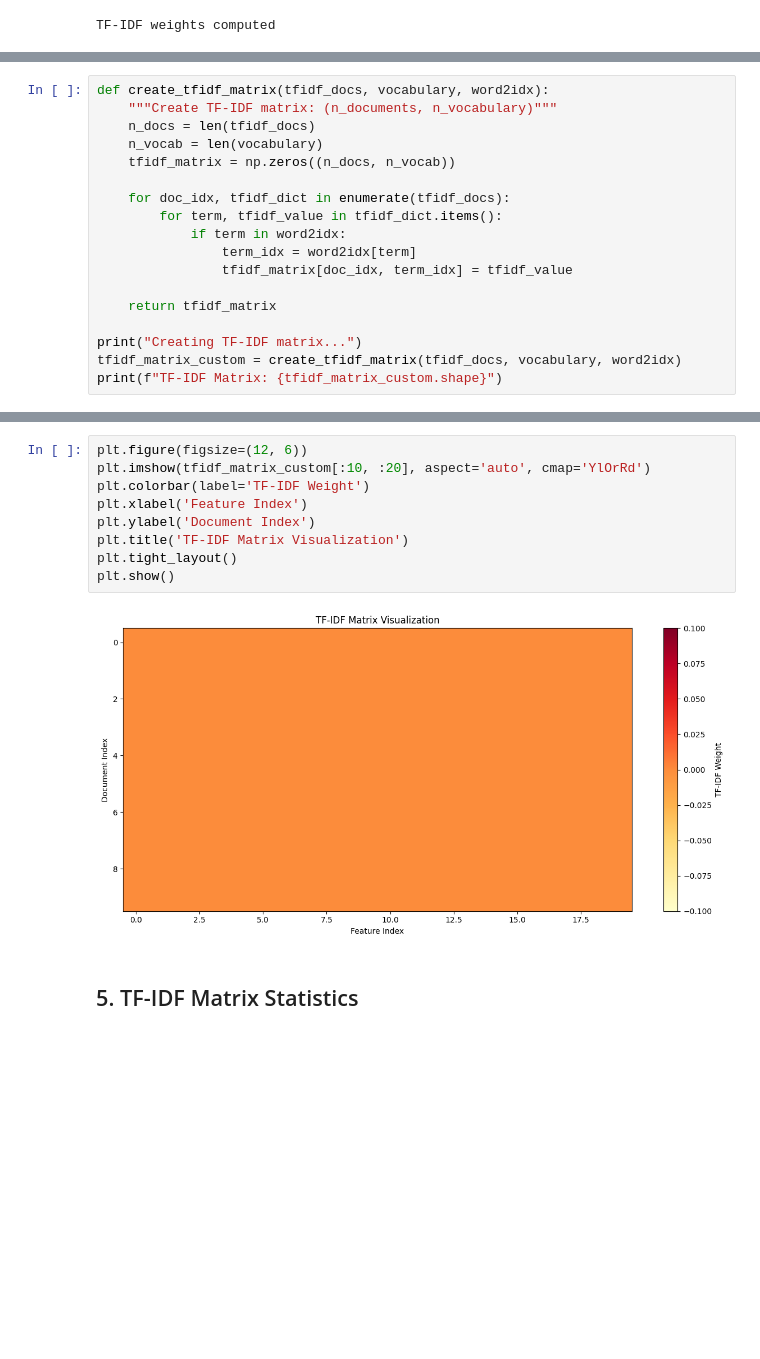
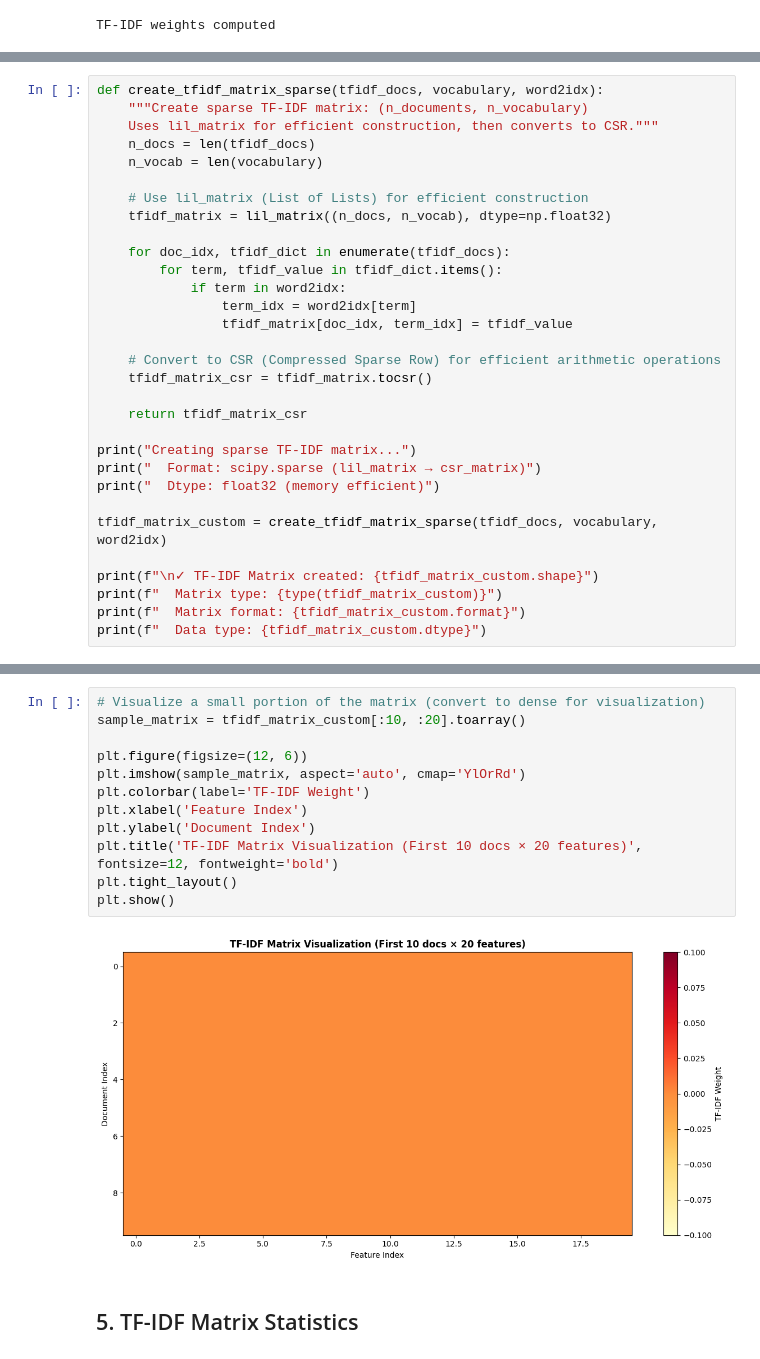
Before and after one commit to Black-and-Yellow/NLP_project, a Jupyter notebook: vectorization_and_model.ipynb, the cells around one changed output, grey strips where cells are left out. Saved outputs shown, nothing was run; the diff lists cells and outputs as text; blank space fills up the shorter version.

```diff
--- a/vectorization_and_model.ipynb
+++ b/vectorization_and_model.ipynb
@@ -200,9 +281,12 @@ Convert the TF-IDF dictionaries into a matrix representation where:
 # %%
-def create_tfidf_matrix(tfidf_docs, vocabulary, word2idx):
-    """Create TF-IDF matrix: (n_documents, n_vocabulary)"""
+def create_tfidf_matrix_sparse(tfidf_docs, vocabulary, word2idx):
+    """Create sparse TF-IDF matrix: (n_documents, n_vocabulary)
+    Uses lil_matrix for efficient construction, then converts to CSR."""
     n_docs = len(tfidf_docs)
     n_vocab = len(vocabulary)
-    tfidf_matrix = np.zeros((n_docs, n_vocab))
+
+    # Use lil_matrix (List of Lists) for efficient construction
+    tfidf_matrix = lil_matrix((n_docs, n_vocab), dtype=np.float32)
 
     for doc_idx, tfidf_dict in enumerate(tfidf_docs):
         for term, tfidf_value in tfidf_dict.items():
@@ -210,9 +294,19 @@ def create_tfidf_matrix(tfidf_docs, vocabulary, word2idx):
                 term_idx = word2idx[term]
                 tfidf_matrix[doc_idx, term_idx] = tfidf_value
 
-    return tfidf_matrix
+    # Convert to CSR (Compressed Sparse Row) for efficient arithmetic operations
+    tfidf_matrix_csr = tfidf_matrix.tocsr()
 
-print("Creating TF-IDF matrix...")
-tfidf_matrix_custom = create_tfidf_matrix(tfidf_docs, vocabulary, word2idx)
-print(f"TF-IDF Matrix: {tfidf_matrix_custom.shape}")
+    return tfidf_matrix_csr
+
+print("Creating sparse TF-IDF matrix...")
+print("  Format: scipy.sparse (lil_matrix → csr_matrix)")
+print("  Dtype: float32 (memory efficient)")
+
+tfidf_matrix_custom = create_tfidf_matrix_sparse(tfidf_docs, vocabulary, word2idx)
+
+print(f"\n✓ TF-IDF Matrix created: {tfidf_matrix_custom.shape}")
+print(f"  Matrix type: {type(tfidf_matrix_custom)}")
+print(f"  Matrix format: {tfidf_matrix_custom.format}")
+print(f"  Data type: {tfidf_matrix_custom.dtype}")
 # %% [output]
@@ -222,14 +326,17 @@ TF-IDF Matrix: (18447, 35612)
 # %%
+# Visualize a small portion of the matrix (convert to dense for visualization)
+sample_matrix = tfidf_matrix_custom[:10, :20].toarray()
+
 plt.figure(figsize=(12, 6))
-plt.imshow(tfidf_matrix_custom[:10, :20], aspect='auto', cmap='YlOrRd')
+plt.imshow(sample_matrix, aspect='auto', cmap='YlOrRd')
 plt.colorbar(label='TF-IDF Weight')
 plt.xlabel('Feature Index')
 plt.ylabel('Document Index')
-plt.title('TF-IDF Matrix Visualization')
+plt.title('TF-IDF Matrix Visualization (First 10 docs × 20 features)', fontsize=12, fontweight='bold')
 plt.tight_layout()
 plt.show()
 # %% [output]
-[figure, old version]
+[figure, new version]
 # %% [markdown]
 ## 5. TF-IDF Matrix Statistics
 # %%
```
Also changed, not shown: parts of 40 cells of this notebook, 12 other files.
